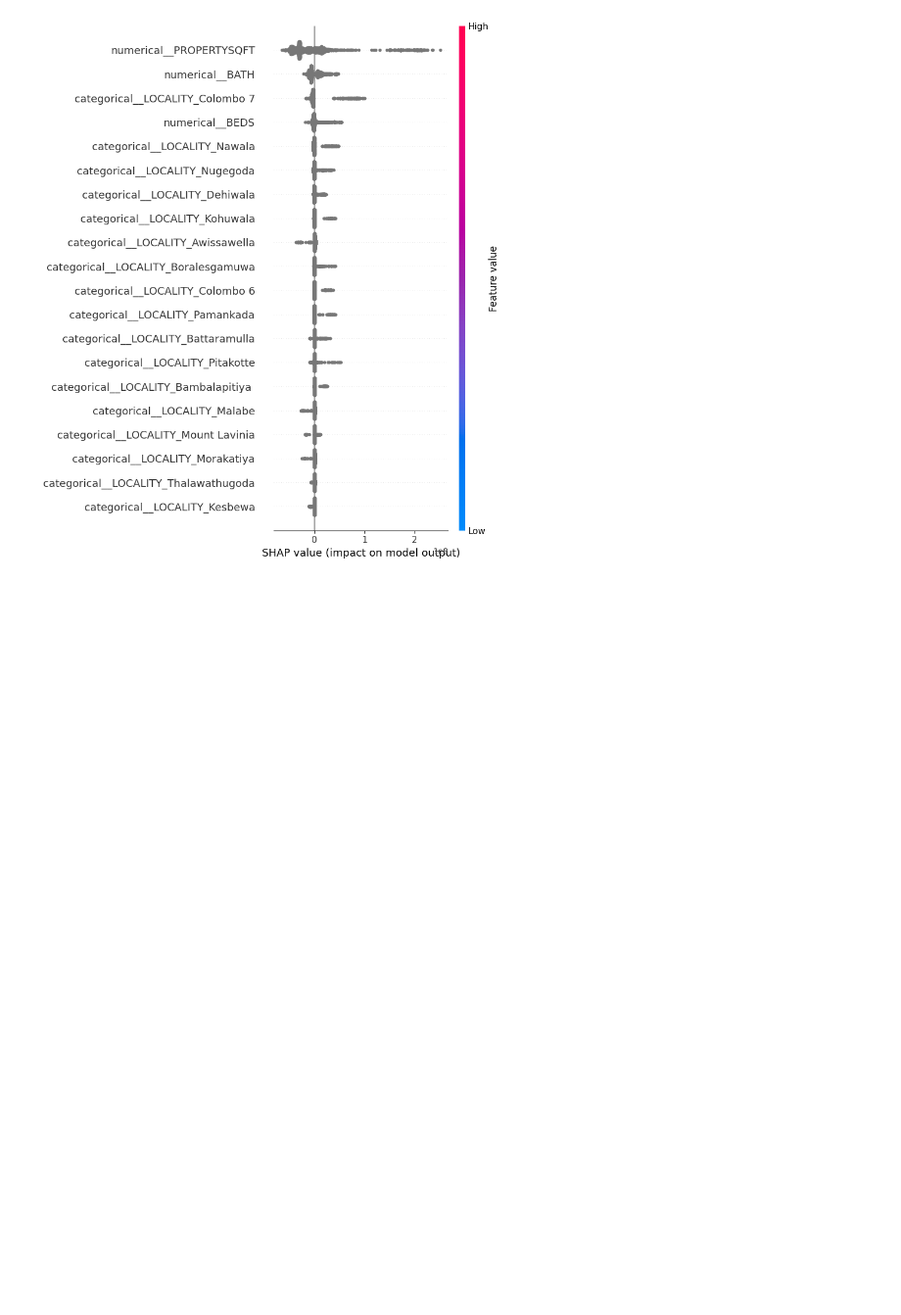
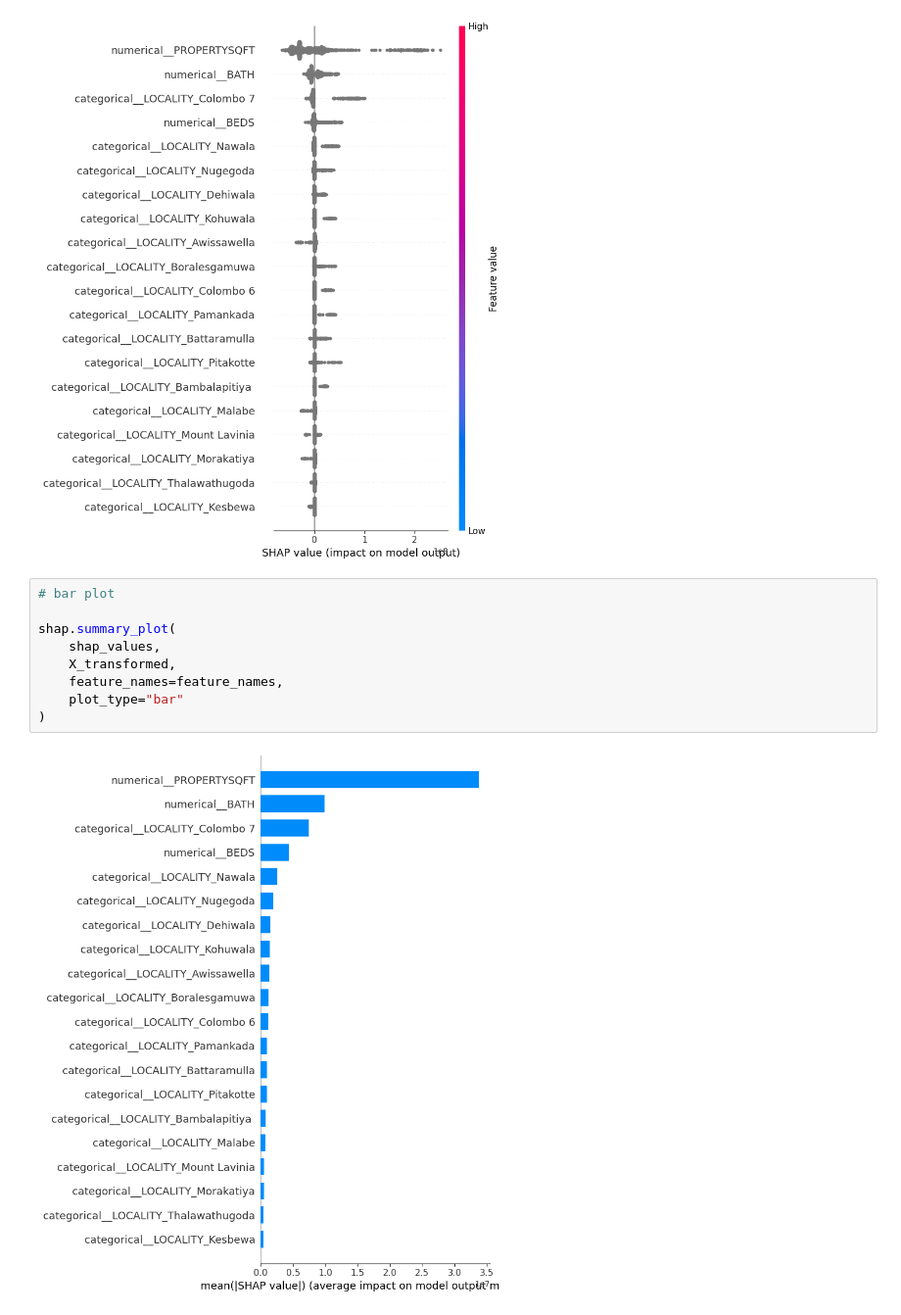
Before and after one commit to DhaneeraDulvanya/Sri-Lankan-Land-Price-Prediction-and-Real-Estate-Market-Analysis-System, a Jupyter notebook: notebooks/08_shap_analysis.ipynb, the cells around one changed output. Shown at 98% size. Drawn from its saved outputs; the diff is of its cells as text; blank space fills up the shorter version.

```diff
--- a/notebooks/08_shap_analysis.ipynb
+++ b/notebooks/08_shap_analysis.ipynb
@@ -69,3 +69,14 @@ shap.summary_plot(
 )
 # %% [output]
 [figure]
+# %%
+# bar plot
+
+shap.summary_plot(
+    shap_values,
+    X_transformed,
+    feature_names=feature_names,
+    plot_type="bar"
+)
+# %% [output]
+[figure, added]
```
